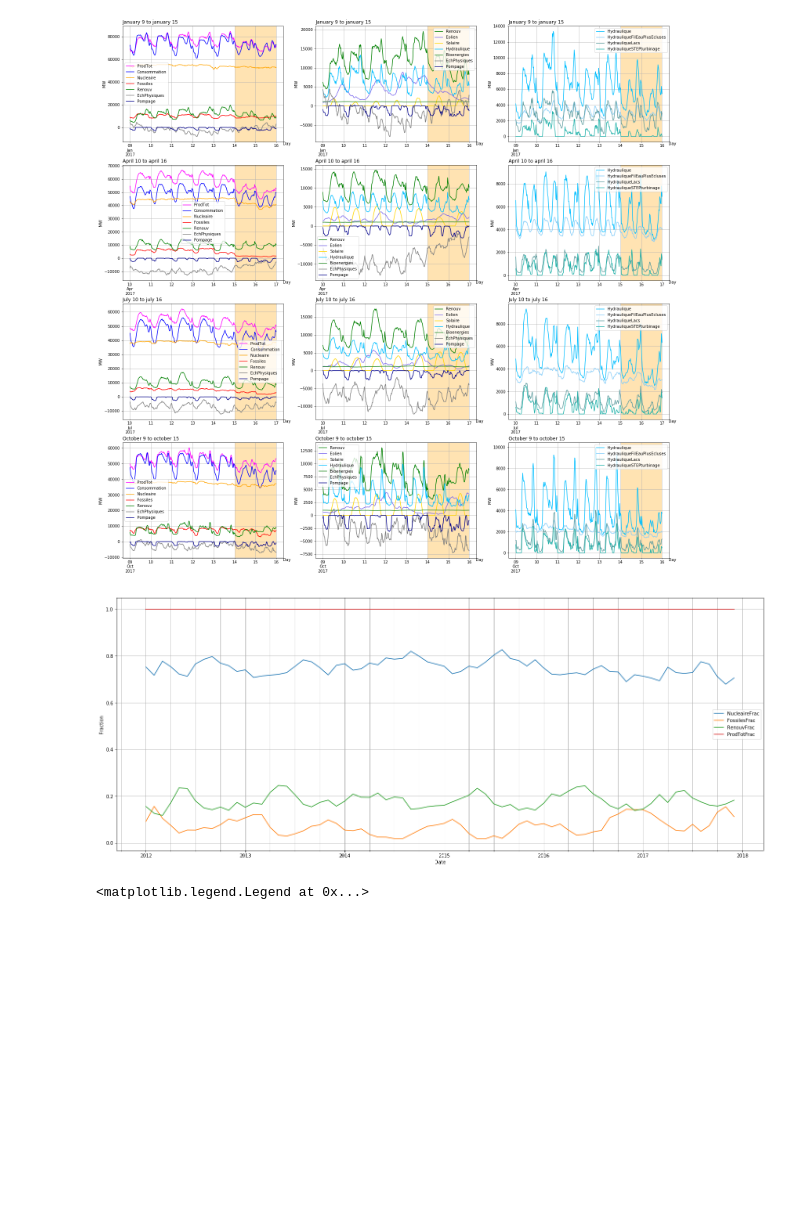
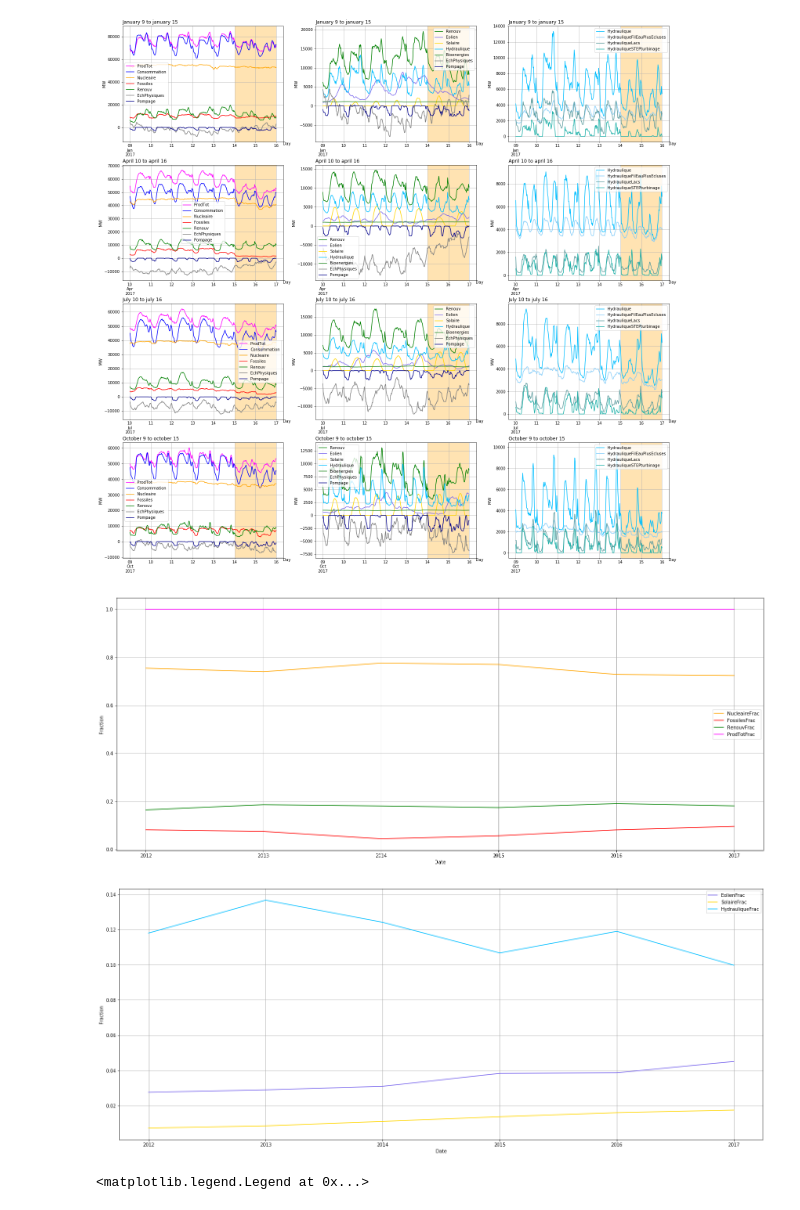
Before and after one commit to ebusato/EnergyAnalysis, a Jupyter notebook: EnergyAnalysis_RTE.ipynb, the cells around one changed output. Cells and saved outputs as stored; diff of their text form; code cells hidden in the pictures; blank space fills up the shorter version.

```diff
--- a/EnergyAnalysis_RTE.ipynb
+++ b/EnergyAnalysis_RTE.ipynb
@@ -4,19 +4,27 @@
 import pandas as pd
 import matplotlib.dates as mdates
 import matplotlib.pyplot as plt
+import statsmodels.api as sm
 
 color_dict = {'Nucleaire' : 'orange',\
+              'NucleaireFrac' : 'orange',\
               'Fossiles' : 'red',\
+              'FossilesFrac' : 'red',\
               'Renouv': 'green',\
+              'RenouvFrac': 'green',\
               'Eolien': 'mediumslateblue', \
+              'EolienFrac': 'mediumslateblue', \
               'Solaire': 'gold', \
+              'SolaireFrac': 'gold', \
               'Hydraulique': 'deepskyblue', \
+              'HydrauliqueFrac': 'deepskyblue', \
               'HydrauliqueFilEauPlusEcluses': 'lightskyblue', \
               'HydrauliqueLacs': 'cadetblue', \
               'HydrauliqueSTEPturbinage': 'lightseagreen', \
               'Bioenergies': 'forestgreen', \
               'Consommation': 'blue', \
               'ProdTot': 'magenta', \
+              'ProdTotFrac': 'magenta', \
               'EchPhysiques': 'grey', \
               'Pompage': 'darkblue'}
 
@@ -86,4 +94,5 @@ df = pd.concat(frames)
 #df = pd.read_excel(file)
 
 df["DateTime"] = df["Date"] + ' ' + df["Heures"]
+print(df.dtypes)
 df['DateTime'] = pd.to_datetime(df['DateTime'], format='%Y/%m/%d %H:%M')
@@ -288,11 +318,18 @@ plotPeriod(what3, '2017-10-9', '2017-10-15', 'October 9 to october 15', 'Day', a
 # %% [output]
 [figure]
 # %%
-ax = df3.resample('M').mean().plot(y=['NucleaireFrac', 'FossilesFrac', 'RenouvFrac', 'ProdTotFrac'], grid=True, figsize=(25,10))
+what = ['NucleaireFrac', 'FossilesFrac', 'RenouvFrac', 'ProdTotFrac']
+ax = df3.resample('Y').mean().plot(y=what, grid=True, figsize=(25,10), color=colors(what))
 ax.set(xlabel='Date', ylabel='Fraction')
 ax.grid(True, which='minor', axis='x' )
+
+what = ['EolienFrac', 'SolaireFrac', 'HydrauliqueFrac']
+ax = df3.resample('Y').mean().plot(y=what, grid=True, figsize=(25,10), color=colors(what))
+ax.set(xlabel='Date', ylabel='Fraction')
+ax.grid(True, which='minor', axis='x' )
 # %% [output]
-[figure, old version]
+[figure, new version]
+[figure, added]
 # %%
 what = ['Bioenergies', 'Eolien', 'Solaire', 'Hydraulique']
 
```
Also changed, not shown: parts of 4 cells of this notebook, 4 other files.
